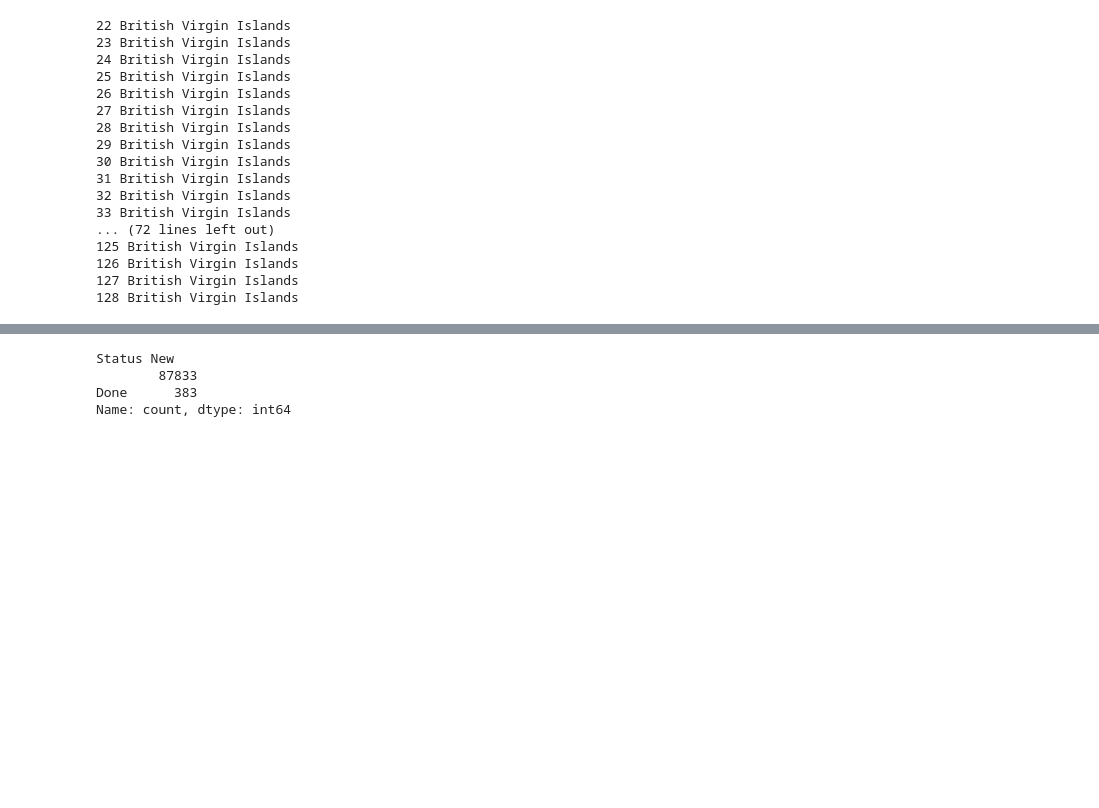
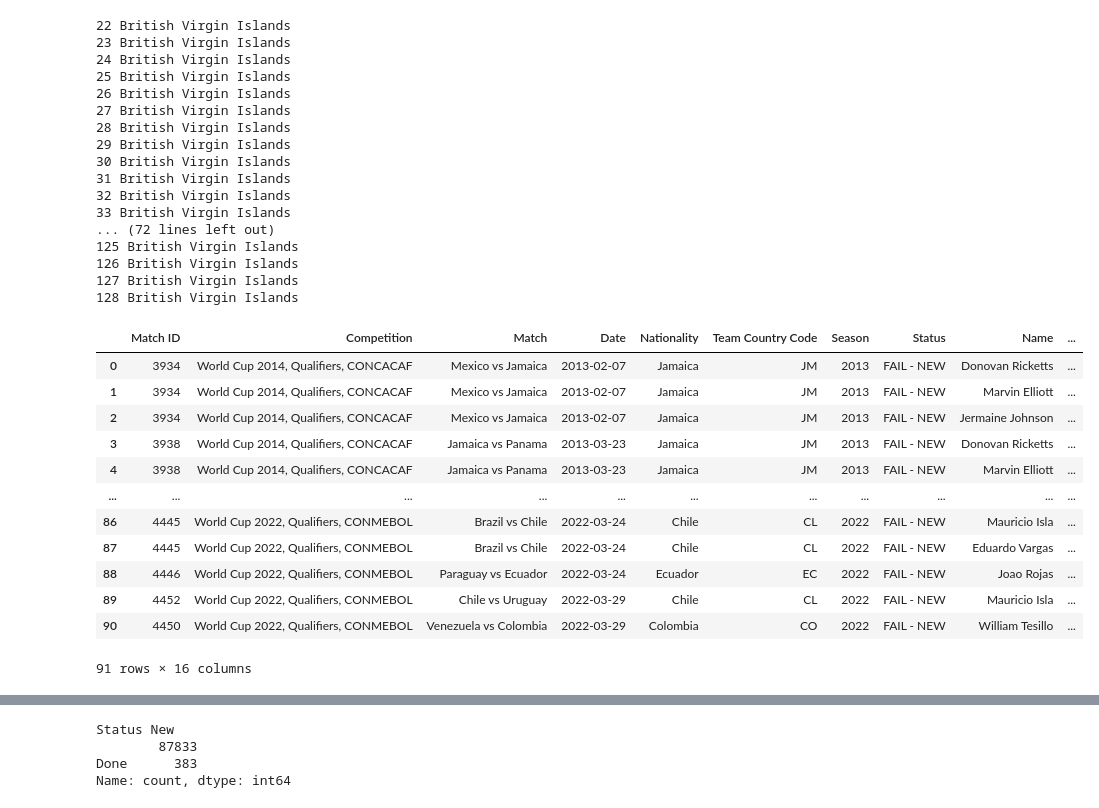
Before and after one commit to finnlsmith/footy_project_market_value_rankings, a Jupyter notebook: create_dataset_1/concacaf_conmebol.ipynb, the cells around one changed output, grey strips where cells are left out. Cells and saved outputs as stored; diff of their text form; code cells hidden in the pictures; blank space fills up the shorter version.

```diff
--- a/create_dataset_1/concacaf_conmebol.ipynb
+++ b/create_dataset_1/concacaf_conmebol.ipynb
@@ -1118,3 +1126,19 @@ for index,row in not_found_dataset.iterrows():
+# %%
+not_found_dataset
+# %% [output]
+|  | Match ID | Competition | Match | Date | Nationality | Team Country Code | Season | Status | Name | ... |
+| 0 | 3934 | World Cup 2014, Qualifiers, CONCACAF | Mexico vs Jamaica | 2013-02-07 | Jamaica | JM | 2013 | FAIL - NEW | Donovan Ricketts | ... |
+| 1 | 3934 | World Cup 2014, Qualifiers, CONCACAF | Mexico vs Jamaica | 2013-02-07 | Jamaica | JM | 2013 | FAIL - NEW | Marvin Elliott | ... |
+| 2 | 3934 | World Cup 2014, Qualifiers, CONCACAF | Mexico vs Jamaica | 2013-02-07 | Jamaica | JM | 2013 | FAIL - NEW | Jermaine Johnson | ... |
+| 3 | 3938 | World Cup 2014, Qualifiers, CONCACAF | Jamaica vs Panama | 2013-03-23 | Jamaica | JM | 2013 | FAIL - NEW | Donovan Ricketts | ... |
+| 4 | 3938 | World Cup 2014, Qualifiers, CONCACAF | Jamaica vs Panama | 2013-03-23 | Jamaica | JM | 2013 | FAIL - NEW | Marvin Elliott | ... |
+| ... | ... | ... | ... | ... | ... | ... | ... | ... | ... | ... |
+| 86 | 4445 | World Cup 2022, Qualifiers, CONMEBOL | Brazil vs Chile | 2022-03-24 | Chile | CL | 2022 | FAIL - NEW | Mauricio Isla | ... |
+| 87 | 4445 | World Cup 2022, Qualifiers, CONMEBOL | Brazil vs Chile | 2022-03-24 | Chile | CL | 2022 | FAIL - NEW | Eduardo Vargas | ... |
+| 88 | 4446 | World Cup 2022, Qualifiers, CONMEBOL | Paraguay vs Ecuador | 2022-03-24 | Ecuador | EC | 2022 | FAIL - NEW | Joao Rojas | ... |
+| 89 | 4452 | World Cup 2022, Qualifiers, CONMEBOL | Chile vs Uruguay | 2022-03-29 | Chile | CL | 2022 | FAIL - NEW | Mauricio Isla | ... |
+| 90 | 4450 | World Cup 2022, Qualifiers, CONMEBOL | Venezuela vs Colombia | 2022-03-29 | Colombia | CO | 2022 | FAIL - NEW | William Tesillo | ... |
+91 rows × 16 columns
 # %%
 lookup_dataset_final = pd.concat([lookup_dataset_1, not_found_dataset], ignore_index=True)
 # %%
```
Also changed, not shown: parts of 7 cells of this notebook, 2 other files.
